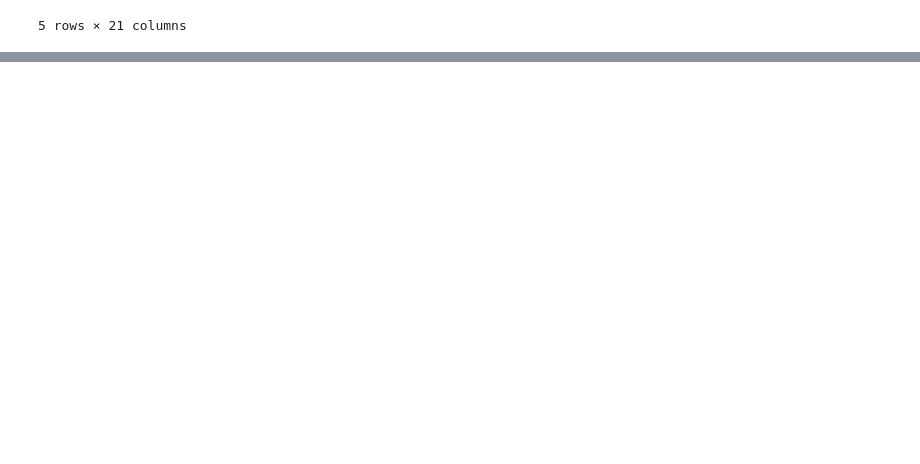
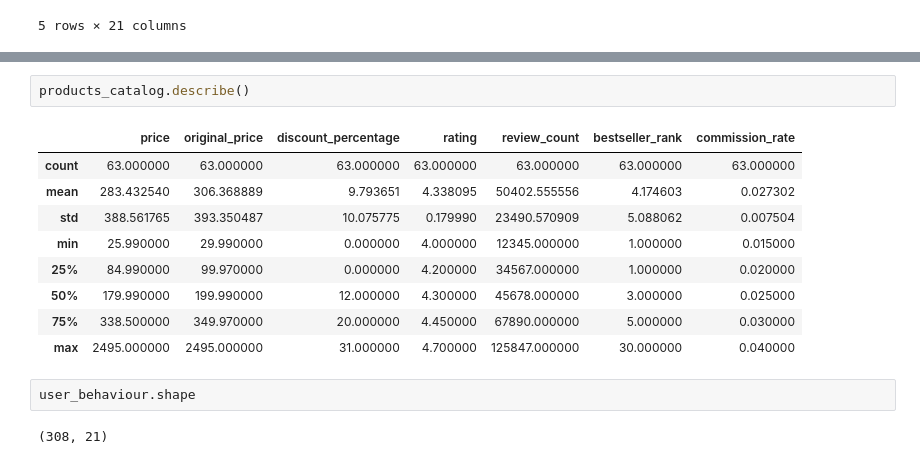
Before and after one commit to isiakpereaghogho/Amazon_Affiliate_Marketing_Performance, a Jupyter notebook: Causal Inference Specialist Project - Amazon Affiliate Marketing Performance.ipynb, the cells around one changed output, grey strips where cells are left out. Saved outputs shown, nothing was run; the diff lists cells and outputs as text; blank space fills up the shorter version.

```diff
--- a/Causal Inference Specialist Project - Amazon Affiliate Marketing Performance.ipynb
+++ b/Causal Inference Specialist Project - Amazon Affiliate Marketing Performance.ipynb
@@ -156,0 +421,16 @@ user_behaviour.head()
+# %%
+products_catalog.describe()
+# %% [output]
+|  | price | original_price | discount_percentage | rating | review_count | bestseller_rank | commission_rate |
+| count | 63.000000 | 63.000000 | 63.000000 | 63.000000 | 63.000000 | 63.000000 | 63.000000 |
+| mean | 283.432540 | 306.368889 | 9.793651 | 4.338095 | 50402.555556 | 4.174603 | 0.027302 |
+| std | 388.561765 | 393.350487 | 10.075775 | 0.179990 | 23490.570909 | 5.088062 | 0.007504 |
+| min | 25.990000 | 29.990000 | 0.000000 | 4.000000 | 12345.000000 | 1.000000 | 0.015000 |
+| 25% | 84.990000 | 99.970000 | 0.000000 | 4.200000 | 34567.000000 | 1.000000 | 0.020000 |
+| 50% | 179.990000 | 199.990000 | 12.000000 | 4.300000 | 45678.000000 | 3.000000 | 0.025000 |
+| 75% | 338.500000 | 349.970000 | 20.000000 | 4.450000 | 67890.000000 | 5.000000 | 0.030000 |
+| max | 2495.000000 | 2495.000000 | 31.000000 | 4.700000 | 125847.000000 | 30.000000 | 0.040000 |
+# %%
+user_behaviour.shape
+# %% [output]
+(308, 21)
```
Also changed, not shown: parts of 31 cells of this notebook.
